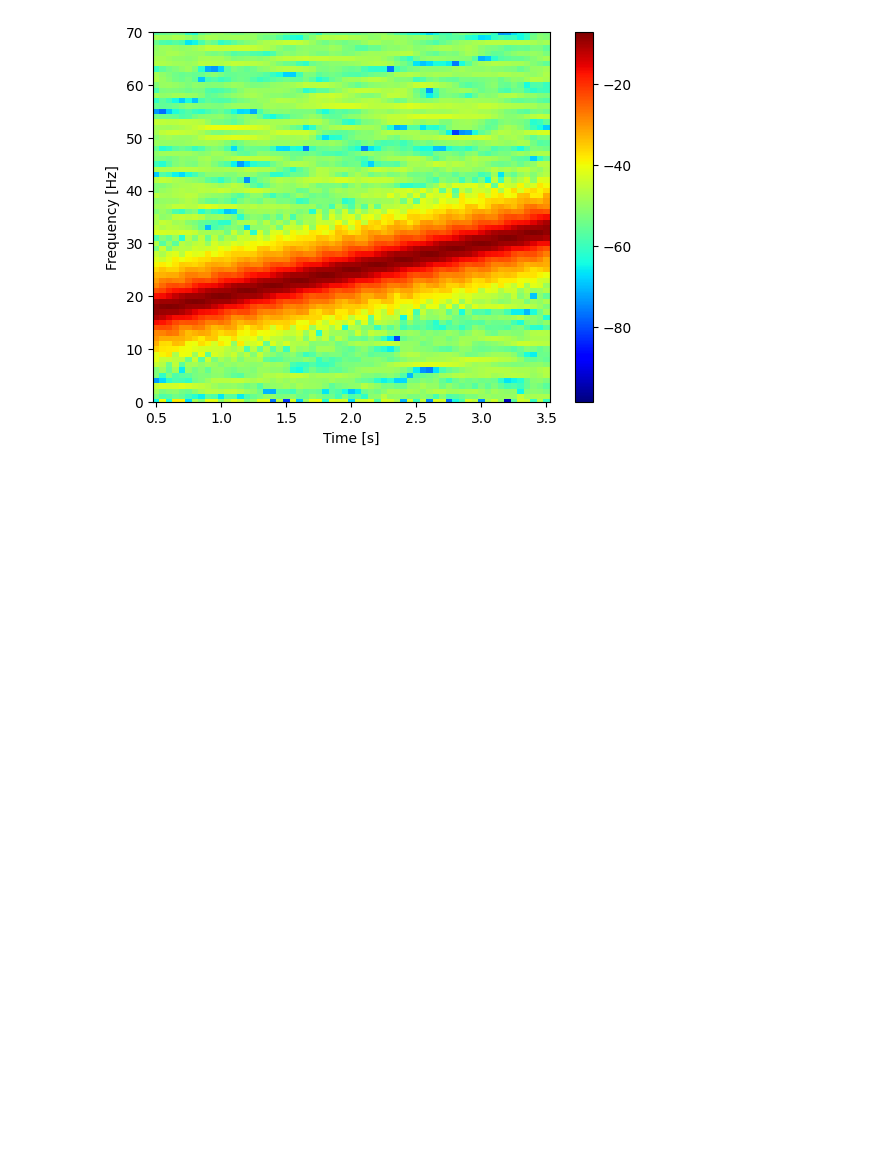
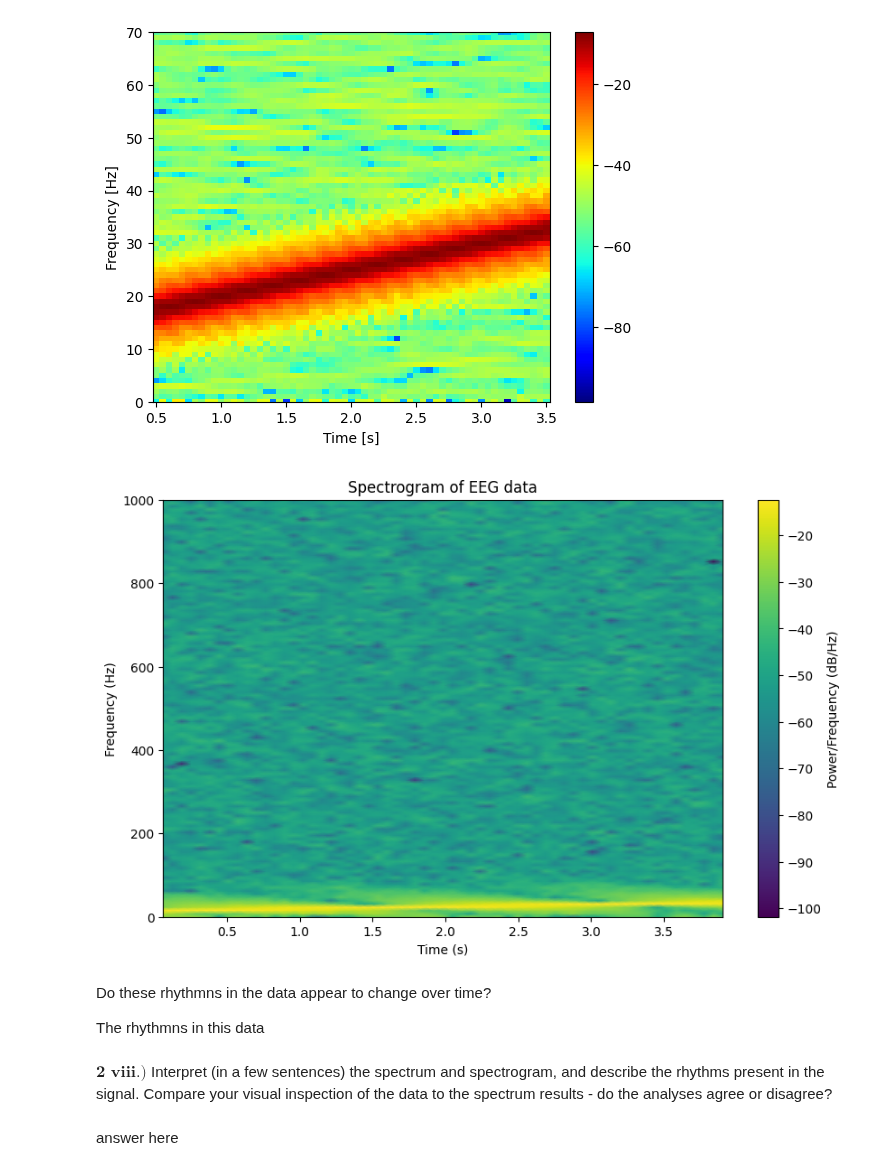
Before and after one commit to witchofizalith/MA665_HW, a Jupyter notebook: Topic6_PS/eeg4_analysis.ipynb, the cells around one changed output. Drawn from its saved outputs; the diff is of its cells as text; code cells hidden in the pictures; blank space fills up the shorter version.

```diff
--- a/Topic6_PS/eeg4_analysis.ipynb
+++ b/Topic6_PS/eeg4_analysis.ipynb
@@ -146,3 +146,28 @@ plt.xlabel('Time [s]')       # ... and label the axes
 plt.ylabel('Frequency [Hz]');
 # %% [output]
 [figure]
+# %%
+window_size = 256
+overlap = 128
+
+#compute spectrogram
+f, t, Sxx = spectrogram(EEG, fs=1/dt, nperseg=window_size, noverlap = overlap, nfft = 256 ) #nfft much be the same value as window size
+
+#plot spectrogram
+plt.figure(figsize = (10, 6))
+plt.pcolormesh(t, f, 10 * np.log10(Sxx), shading='gouraud') #plot in decibels with gouraud shading
+plt.colorbar(label = 'Power/Frequency (dB/Hz)')
+plt.xlabel('Time (s)')
+plt.ylabel('Frequency (Hz)')
+plt.title('Spectrogram of EEG data')
+plt.show()
+# %% [output]
+[figure, added]
+# %% [markdown]
+Do these rhythmns in the data appear to change over time?
+
+The rhythmns in this data
+# %% [markdown]
+$\textbf{2 viii.)}$ Interpret (in a few sentences) the spectrum and spectrogram, and describe the rhythms present in the signal. Compare your visual inspection of the data to the spectrum results - do the analyses agree or disagree?
+# %% [markdown]
+answer here
```
Also changed, not shown: 2 other files.
